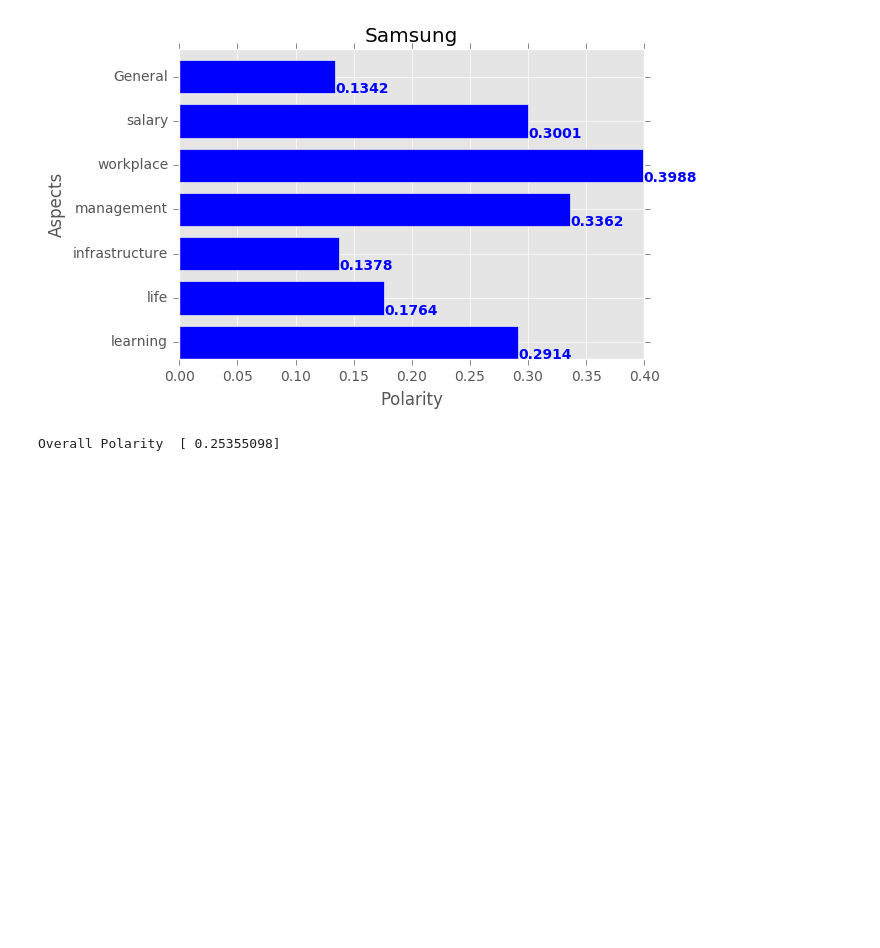
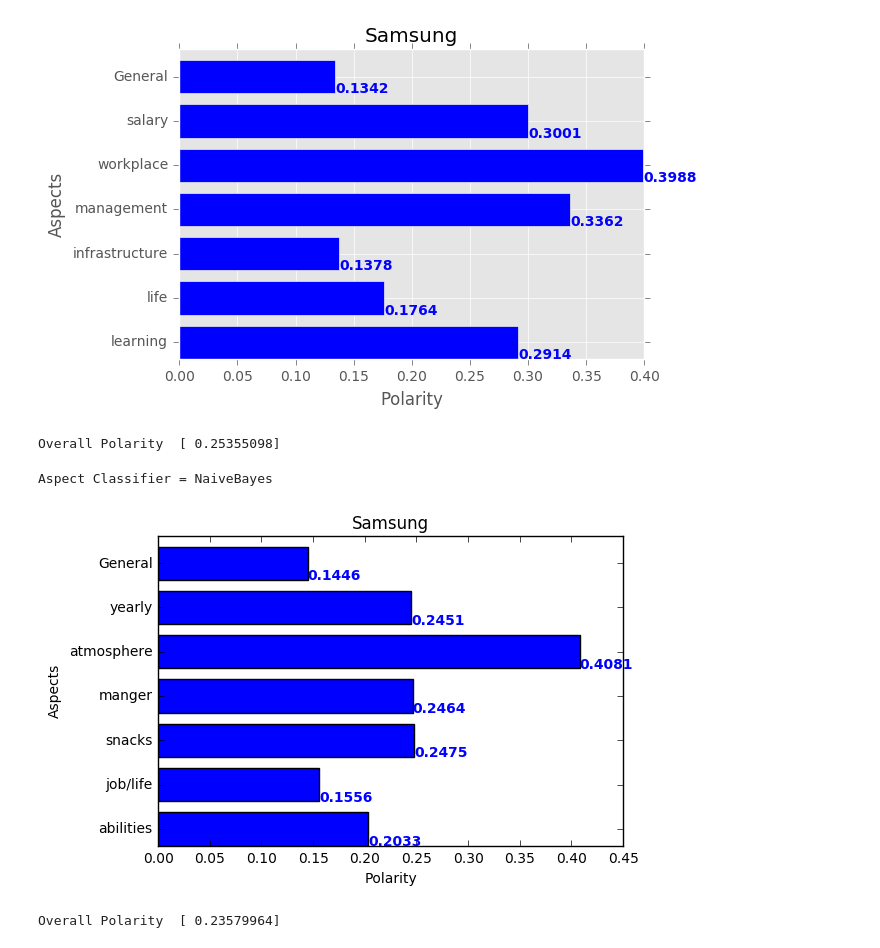
Before and after one commit to pranavshenoy/job_analysis, a Jupyter notebook: Result/result.ipynb, the cells around one changed output. Saved outputs shown, nothing was run; the diff lists cells and outputs as text; code cells hidden in the pictures; blank space fills up the shorter version.

```diff
--- a/Result/result.ipynb
+++ b/Result/result.ipynb
@@ -725,3 +725,14 @@ with open('aspect_polarity8','w') as f:
 with open('aspect_count8','w') as f:
     pickle.dump(aspect_count8,f)
 result(aspect_polarity8 , aspect_count8,'Samsung')
+# %%
+print 'Aspect Classifier = NaiveBayes'
+with open('aspect_polarity8') as f:
+    aspect_polarity8=pickle.load(f)
+with open('aspect_count8') as f:
+    aspect_count8=pickle.load(f)
+result(aspect_polarity8 , aspect_count8,'Samsung')
+# %% [output]
+Aspect Classifier = NaiveBayes
+[figure, added]
+Overall Polarity  [ 0.23579964]
```
Also changed, not shown: 2 other files.
